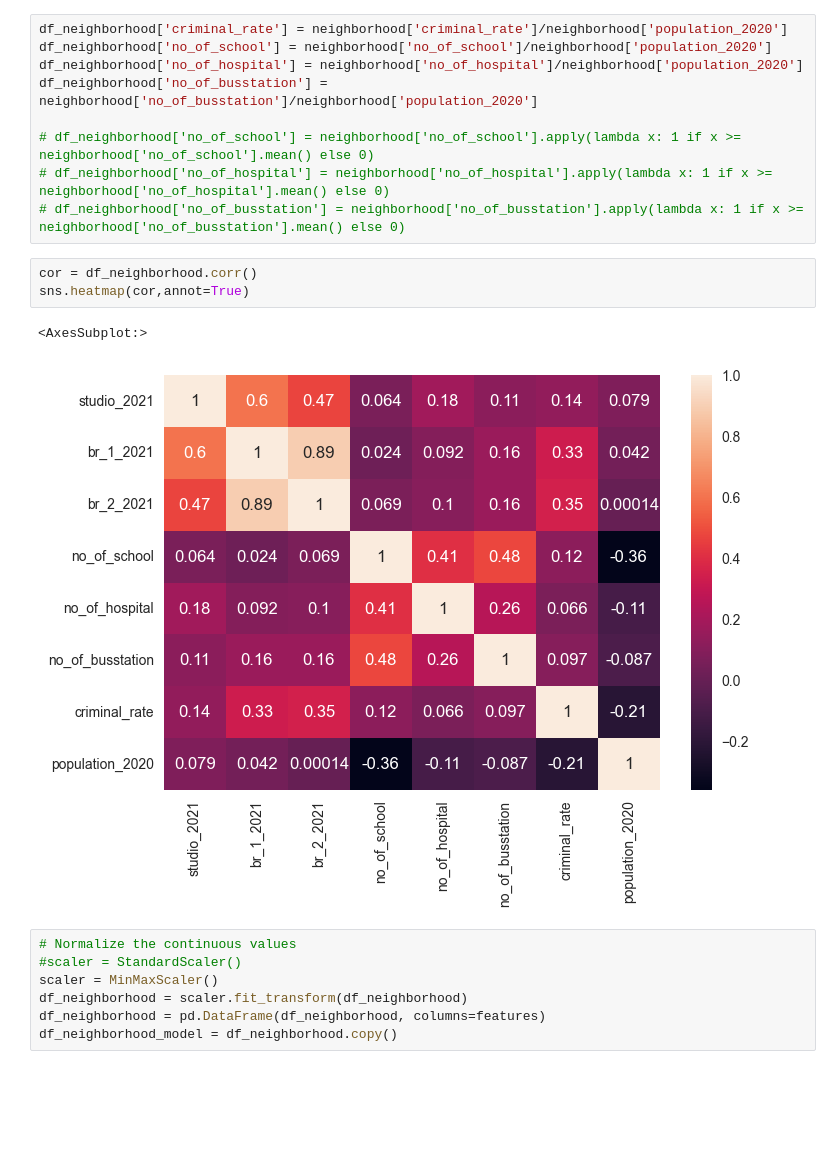
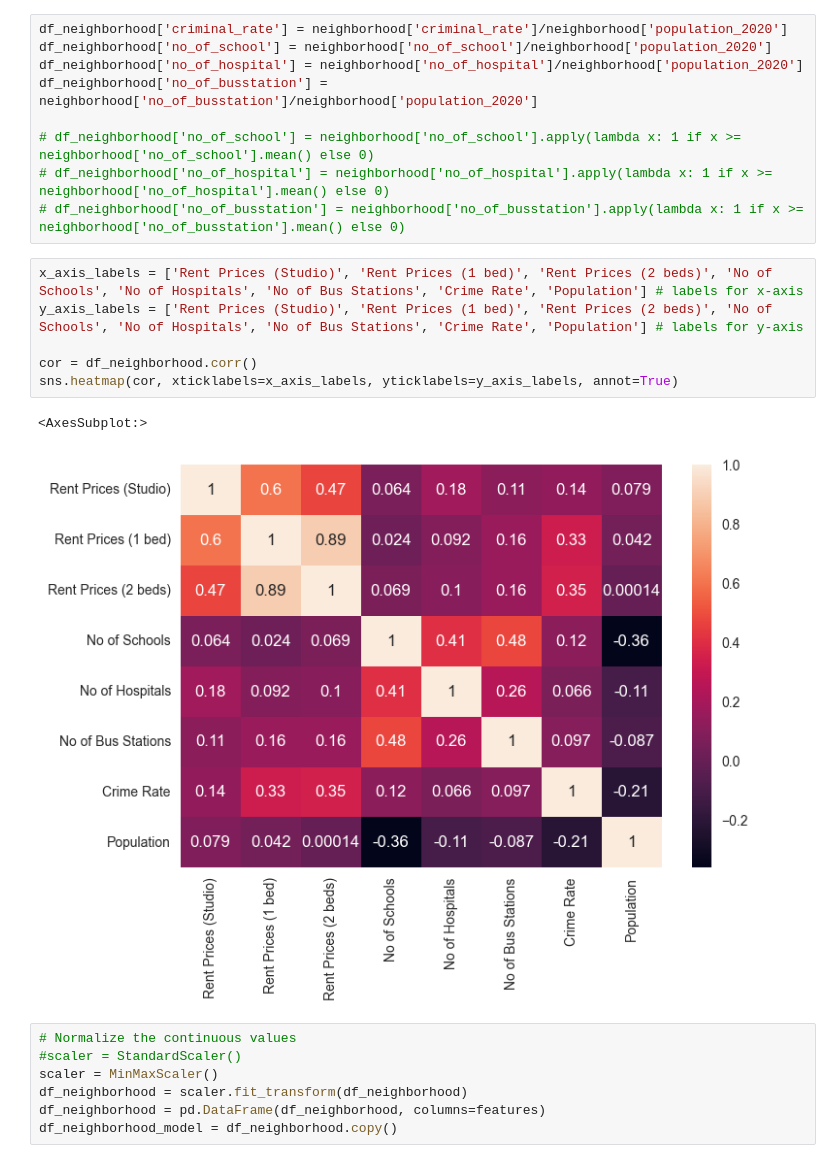
Before and after one commit to Magmafish/Midterm_Project, a Jupyter notebook: modeling_k.ipynb, the cells around one changed output. Drawn from its saved outputs; the diff is of its cells as text; blank space fills up the shorter version.

```diff
--- a/modeling_k.ipynb
+++ b/modeling_k.ipynb
@@ -134,12 +134,15 @@ df_neighborhood['no_of_busstation'] = neighborhood['no_of_busstation']/neighborh
 # df_neighborhood['no_of_school'] = neighborhood['no_of_school'].apply(lambda x: 1 if x >= neighborhood['no_of_school'].mean() else 0)
 # df_neighborhood['no_of_hospital'] = neighborhood['no_of_hospital'].apply(lambda x: 1 if x >= neighborhood['no_of_hospital'].mean() else 0)
 # df_neighborhood['no_of_busstation'] = neighborhood['no_of_busstation'].apply(lambda x: 1 if x >= neighborhood['no_of_busstation'].mean() else 0)
-# %%
-cor = df_neighborhood.corr()
-sns.heatmap(cor,annot=True)
-# %% [output]
-<AxesSubplot:>
-[figure, removed]
+# %%
+x_axis_labels = ['Rent Prices (Studio)', 'Rent Prices (1 bed)', 'Rent Prices (2 beds)', 'No of Schools', 'No of Hospitals', 'No of Bus Stations', 'Crime Rate', 'Population'] # labels for x-axis
+y_axis_labels = ['Rent Prices (Studio)', 'Rent Prices (1 bed)', 'Rent Prices (2 beds)', 'No of Schools', 'No of Hospitals', 'No of Bus Stations', 'Crime Rate', 'Population'] # labels for y-axis
+
+cor = df_neighborhood.corr()
+sns.heatmap(cor, xticklabels=x_axis_labels, yticklabels=y_axis_labels, annot=True)
+# %% [output]
+<AxesSubplot:>
+[figure, added]
 # %%
 # Normalize the continuous values
 #scaler = StandardScaler()
```
Also changed, not shown: parts of 3 cells of this notebook, 5 other files.
